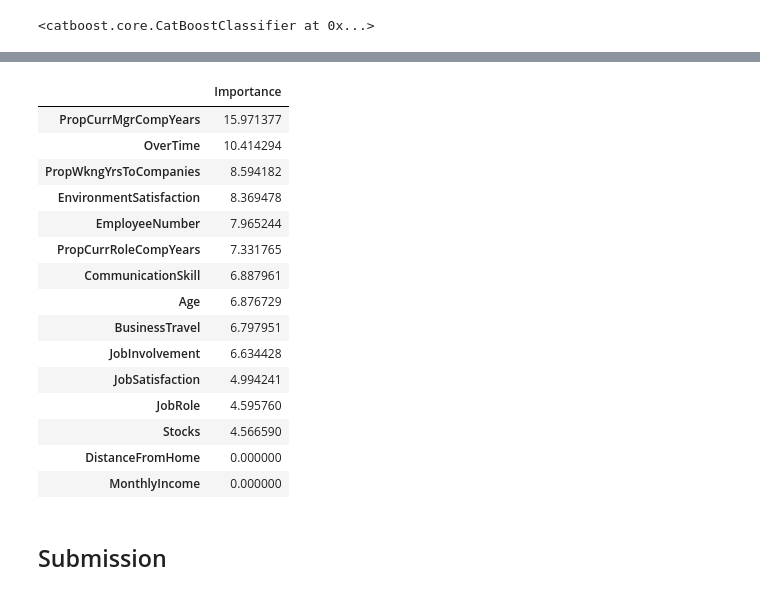
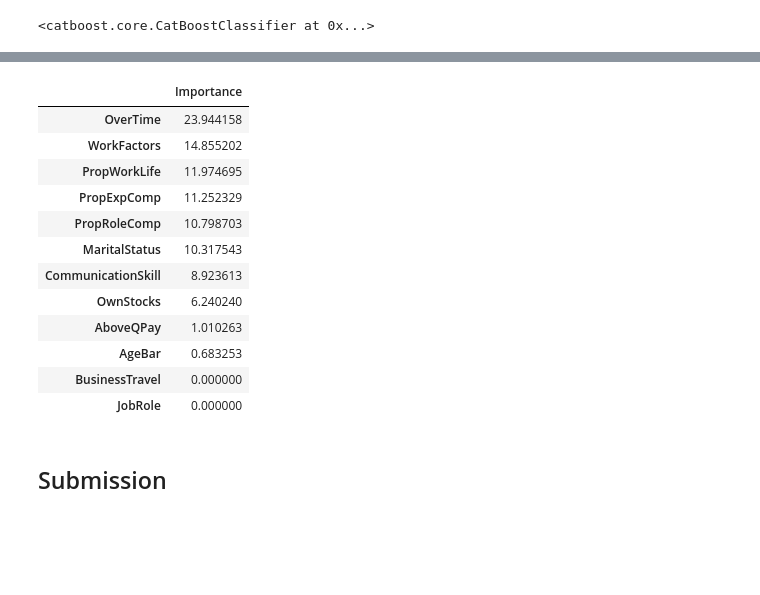
Before and after one commit to falcolf/Employee_Attrition, a Jupyter notebook: Catboost.ipynb, the cells around one changed output, grey strips where cells are left out. Drawn from its saved outputs; the diff is of its cells as text; code cells hidden in the pictures; blank space fills up the shorter version.

```diff
--- a/Catboost.ipynb
+++ b/Catboost.ipynb
@@ -120,8 +250,3 @@ sns.countplot(df_y.Attrition)
 # %% [output]
 <matplotlib.axes._subplots.AxesSubplot at 0x...>
 [figure]
-# %%
-from sklearn.model_selection import train_test_split
-from sklearn.model_selection import StratifiedShuffleSplit
-from sklearn.preprocessing import StandardScaler
-X_train,X_test,y_train,y_test = train_test_split(df_X, df_y, test_size=0.10, random_state = 0, stratify=df_y)
@@ -131,8 +253,3 @@ from imblearn.under_sampling import RandomUnderSampler
-# %%
-oversampler_1 = RandomOverSampler(sampling_strategy=0.4)
-oversampler_2 = SMOTENC(random_state=11, categorical_features=cat_cols, k_neighbors= 3, sampling_strategy=0.9)
-X_train, y_train = oversampler_1.fit_resample(X_train, y_train)
-X_train, y_train = oversampler_2.fit_resample(X_train, y_train)
 # %%
 sns.countplot(y_train.Attrition)
 # %% [output]
@@ -152,20 +269,20 @@ from catboost import cv
 # %%
 cv_dataset = Pool(data=X_train,
                   label=y_train,
-                  cat_features=cat_cols)
+                  cat_features=nominal_index)
 
-params = {"iterations": 100,
-          "depth": 14,
-          "learning_rate" : 0.09,
+params = {"iterations": 200,
+          "depth": 7,
+          "learning_rate" : 0.03,
           "loss_function": "Logloss",
           "eval_metric":'AUC',
           "od_type" : "IncToDec",
-          "od_wait" : 100,
+          "od_wait" : 50,
           "roc_file": "roc-file",
-          "l2_leaf_reg" : 5,
-          "bagging_temperature":9,
+          "l2_leaf_reg" : 10,
+          "bagging_temperature":7,
           "bootstrap_type":"Bayesian",
-          "random_strength":4,
+          "random_strength": 7,
           "verbose": False}
 
 scores = cv(cv_dataset,
@@ -184,14 +301,11 @@ model = CatBoostClassifier(iterations=params['iterations'],
                            od_type = params['od_type'],
                            eval_metric =params['eval_metric'],
                            od_wait = params['od_wait'],
-                           cat_features=cat_cols,
+                           cat_features=nominal_index,
                            l2_leaf_reg = params['l2_leaf_reg'],
                            bagging_temperature = params["bagging_temperature"],
                            bootstrap_type = params["bootstrap_type"],
                            random_strength = params["random_strength"],
-                           #auto_class_weights = params["auto_class_weights"],
-                           #approx_on_full_history=params["approx_on_full_history"],
-                           #boosting_type=params["boosting_type"],
                            verbose=False)
 model.fit(X_train, y_train, eval_set=(X_test, y_test), plot=True)
 # %% [output]
@@ -226,20 +352,17 @@ Text(0, 0.5, 'TPR')
 # %%
-pd.DataFrame(model.feature_importances_, index=list(numerical_type)+list(object_type), columns=['Importance']).sort_values(by=['Importance'], ascending=False)
+pd.DataFrame(model.feature_importances_, index=final_cols, columns=['Importance']).sort_values(by=['Importance'], ascending=False)
 # %% [output]
 |  | Importance |
-| PropCurrMgrCompYears | 15.971377 |
-| OverTime | 10.414294 |
-| PropWkngYrsToCompanies | 8.594182 |
-| EnvironmentSatisfaction | 8.369478 |
-| EmployeeNumber | 7.965244 |
-| PropCurrRoleCompYears | 7.331765 |
-| CommunicationSkill | 6.887961 |
-| Age | 6.876729 |
-| BusinessTravel | 6.797951 |
-| JobInvolvement | 6.634428 |
-| JobSatisfaction | 4.994241 |
-| JobRole | 4.595760 |
-| Stocks | 4.566590 |
-| DistanceFromHome | 0.000000 |
-| MonthlyIncome | 0.000000 |
+| OverTime | 23.944158 |
+| WorkFactors | 14.855202 |
+| PropWorkLife | 11.974695 |
+| PropExpComp | 11.252329 |
+| PropRoleComp | 10.798703 |
+| MaritalStatus | 10.317543 |
+| CommunicationSkill | 8.923613 |
+| OwnStocks | 6.240240 |
+| AboveQPay | 1.010263 |
+| AgeBar | 0.683253 |
+| BusinessTravel | 0.000000 |
+| JobRole | 0.000000 |
 # %%
```
Also changed, not shown: parts of 39 cells of this notebook, 4 other files.
